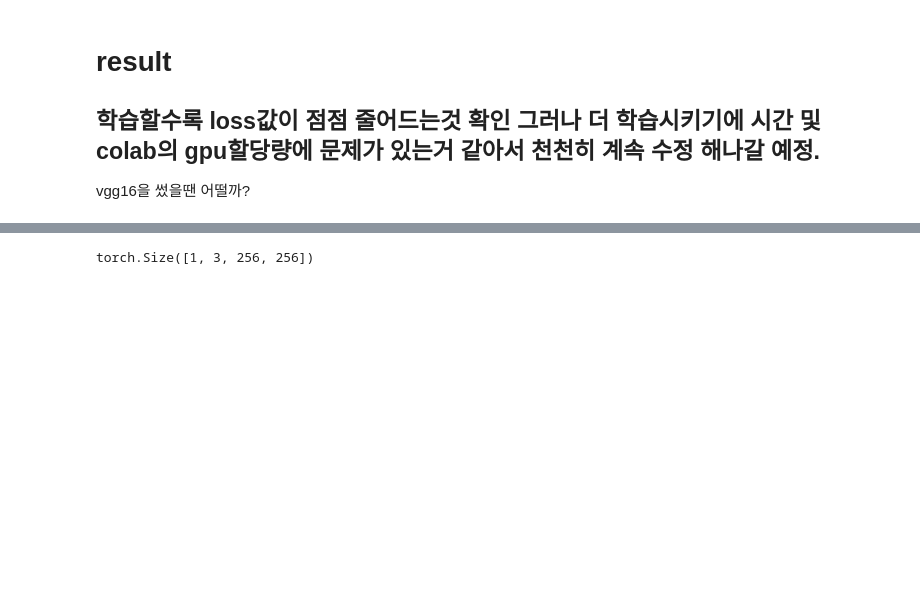
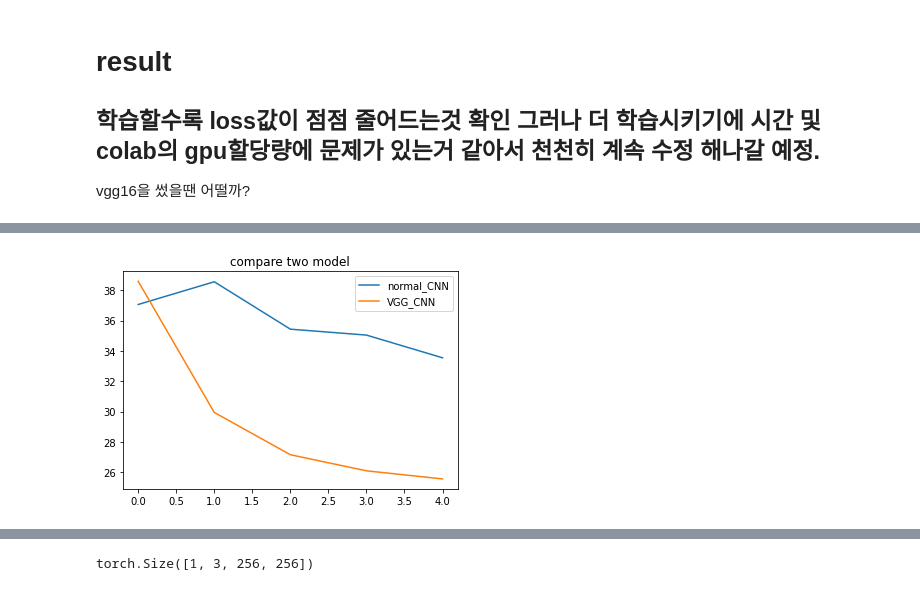
Before and after one commit to akfangus/DeepProject, a Jupyter notebook: CNN_Satellite_Image.ipynb, the cells around one changed output, grey strips where cells are left out. Saved outputs shown, nothing was run; the diff lists cells and outputs as text; code cells hidden in the pictures; blank space fills up the shorter version.

```diff
--- a/CNN_Satellite_Image.ipynb
+++ b/CNN_Satellite_Image.ipynb
@@ -392,3 +392,7 @@ Epoch : 4       Training Loss: 33.549168        Validation Loss 32.881413
 학습할수록 loss값이 점점 줄어드는것 확인 그러나 더 학습시키기에 시간 및 colab의 gpu할당량에 문제가 있는거 같아서 천천히 계속 수정 해나갈 예정.
 ---
 vgg16을 썼을땐 어떨까?
+# %%
+# 모델을 만들어보자
+# vgg16 선언.
+model = models.vgg16(pretrained=True)
@@ -394,0 +430,26 @@ vgg16을 썼을땐 어떨까?
+# %%
+# 모델의 일부를 고정하고 나머지를 훈련하려는 경우 고정하려는 매개변수의 requires_grad를 False로 설정.
+# 이경우는 전체 고정시키고 avgpool classifier를 재선언한 모델로 결국 Convolution 만 고정하려는 목적인거같다.
+for param in model.parameters():
+  param.requires_grad  = False
+
+# 원래는 (7,7)인데 (1,1)로 원본 그대로를? 하는건가?
+model.avgpool = nn.AdaptiveAvgPool2d(output_size=(1,1))
+
+model.classifier = nn.Sequential(
+    # 일자 벡터화
+    nn.Flatten(),
+    nn.Linear(512,128),
+    nn.ReLU(),
+    nn.Dropout(0.2),
+    nn.Linear(128,4),
+    nn.Softmax()
+)
+# %%
+# loss function = CrossEntropy => 다중 클래스 분류에 자주 사용되는 Loss function => log_softmax와 nll_loss가 하나의 함수로 합쳐진 형태라고함.
+
+# optimizer = Adam ==> Adam method는 Adagrad + RMSProp
+# Adam은 stepsize가 gradient의 rescaling에 영향 받지않아 gradient가 커져도 stepsize는 bound 되어있어 어떠한 objectfunction을 사용한다 하더라도 안정적으로 최적화를 위한 하강이 가능하다고 한다.
+loss_fn = nn.CrossEntropyLoss()
+optimizer = torch.optim.Adam(model.parameters(), lr=1e-3)
+model.to(device)
@@ -394,0 +561,9 @@ vgg16을 썼을땐 어떨까?
+# %%
+plt.figure()
+plt.plot(train_losses)
+plt.plot(train_losses_vgg)
+plt.legend(['normal_CNN','VGG_CNN'])
+plt.title('compare two model')
+plt.show()
+# %% [output]
+[figure, added]
```
Also changed, not shown: parts of 9 cells of this notebook.
